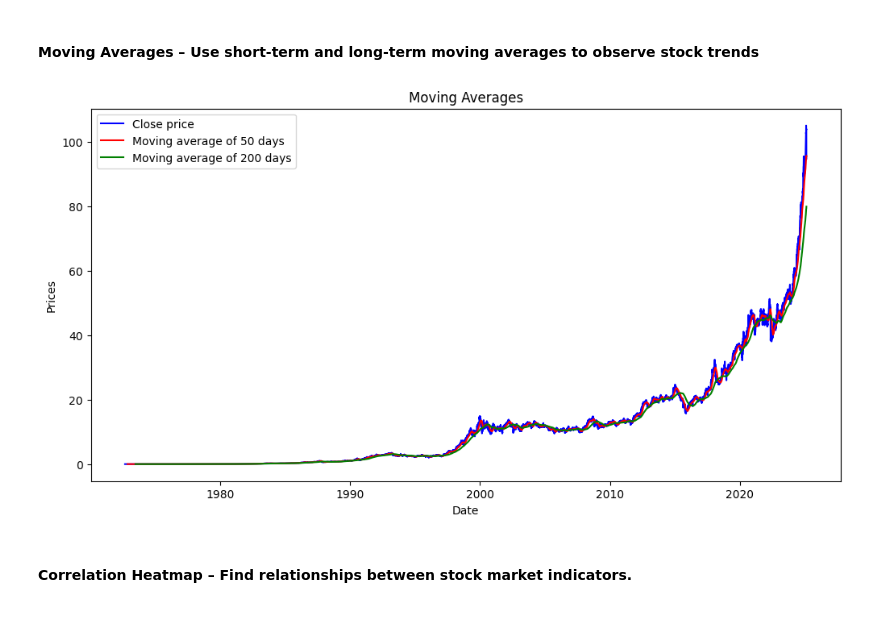
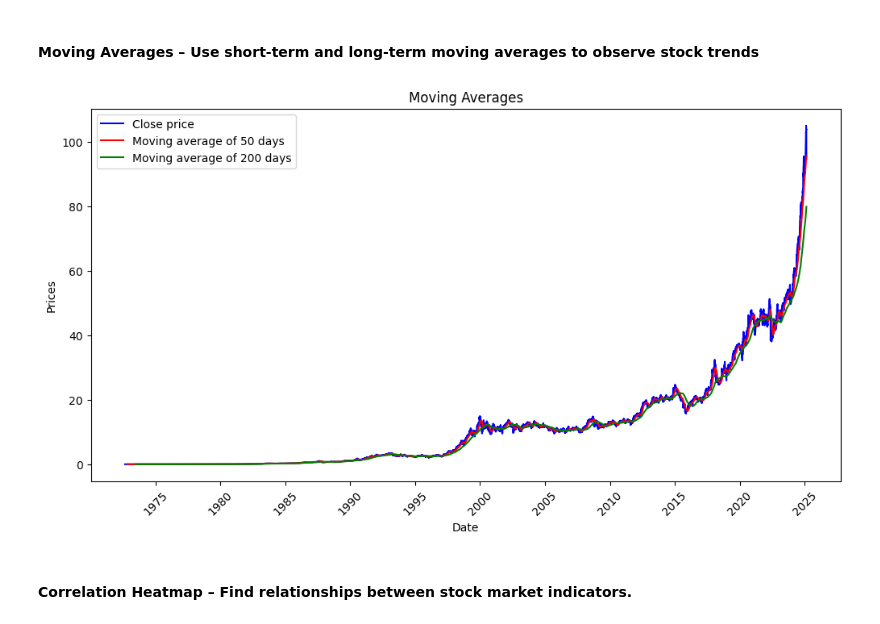
Before and after one commit to godwithcode/Data-Exploration-about-Walmart-Stock-2025, a Jupyter notebook: WalmartStocksData2025.ipynb, the cells around one changed output. Saved outputs shown, nothing was run; the diff lists cells and outputs as text; code cells hidden in the pictures.

```diff
--- a/WalmartStocksData2025.ipynb
+++ b/WalmartStocksData2025.ipynb
@@ -141,16 +142,20 @@ for col in df_columns:
 # %%
 df['SMA50'] = df['Close'].rolling(50).mean()
 df['SMA200'] = df['Close'].rolling(200).mean()
 plt.figure(figsize=(12,6))
 plt.plot(df['Close'], label = 'Close price', color='blue')
 plt.plot(df['SMA50'], label = 'Moving average of 50 days', color='red')
 plt.plot(df['SMA200'], label = 'Moving average of 200 days', color = 'green')
+ax = plt.gca()  # Get current axes
+ax.xaxis.set_major_locator(mdates.YearLocator(5))  # Ticks every 5 years
+ax.xaxis.set_major_formatter(mdates.DateFormatter('%Y'))  # Format as year
+plt.xticks(rotation=45)
 plt.title('Moving Averages')
 plt.xlabel('Date')
 plt.ylabel('Prices')
 plt.legend();
 # %% [output]
-[figure, old version]
+[figure, new version]
 # %% [markdown]
 #### Correlation Heatmap – Find relationships between stock market indicators.
 # %%
```
Also changed, not shown: parts of 3 cells of this notebook.
